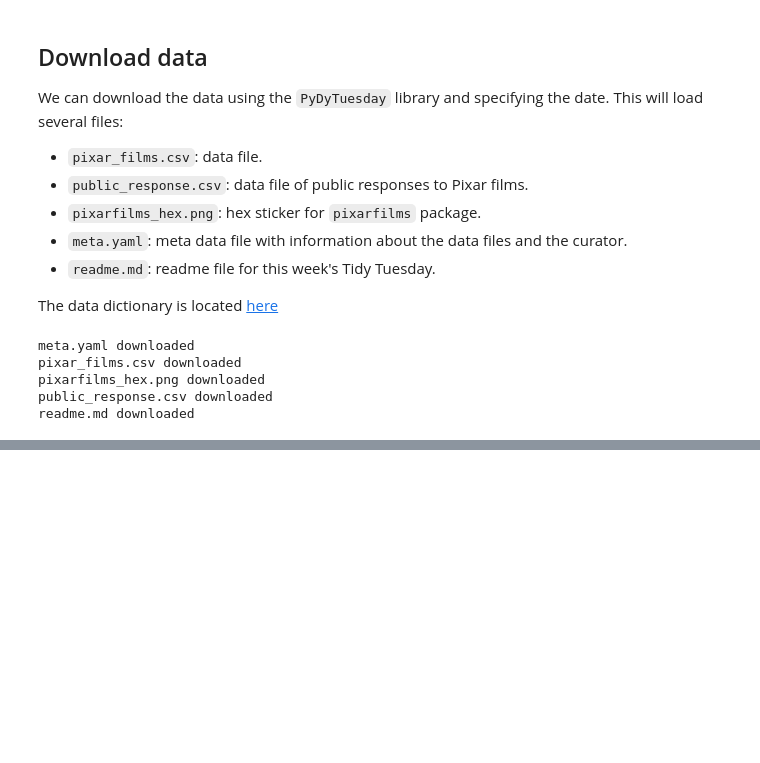
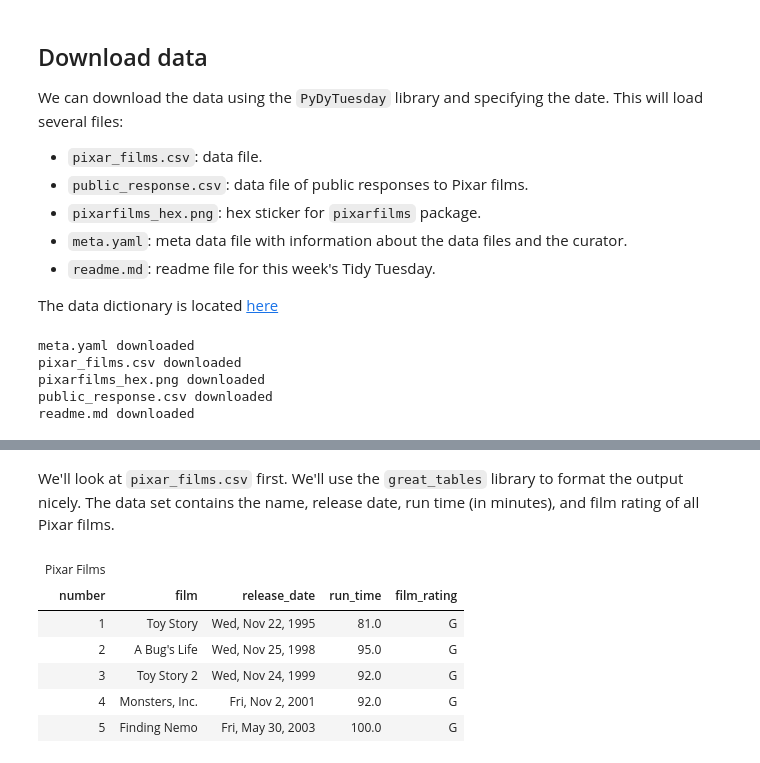
Before and after one commit to kylieainslie/pydy-tuesday, a Jupyter notebook: 2025-03-10/pt_2025-03-11.ipynb, the cells around one changed output, grey strips where cells are left out. Cells and saved outputs as stored; diff of their text form; code cells hidden in the pictures; blank space fills up the shorter version.

```diff
--- a/2025-03-10/pt_2025-03-11.ipynb
+++ b/2025-03-10/pt_2025-03-11.ipynb
@@ -42,0 +51,18 @@ readme.md downloaded
+# %% [markdown]
+We'll look at `pixar_films.csv` first. We'll use the `great_tables` library to format the output nicely. The data set contains the name, release date, run time (in minutes), and film rating of all Pixar films.
+# %%
+from great_tables import GT
+
+(
+    GT(pf.head())
+    .tab_header(title="Pixar Films")
+    .fmt_date(columns=["release_date"], date_style="wd_m_day_year")
+)
+# %% [output]
+| Pixar Films |  |  |  |  |
+| number | film | release_date | run_time | film_rating |
+| 1 | Toy Story | Wed, Nov 22, 1995 | 81.0 | G |
+| 2 | A Bug's Life | Wed, Nov 25, 1998 | 95.0 | G |
+| 3 | Toy Story 2 | Wed, Nov 24, 1999 | 92.0 | G |
+| 4 | Monsters, Inc. | Fri, Nov 2, 2001 | 92.0 | G |
+| 5 | Finding Nemo | Fri, May 30, 2003 | 100.0 | G |
```
Also changed, not shown: parts of 10 cells of this notebook.
